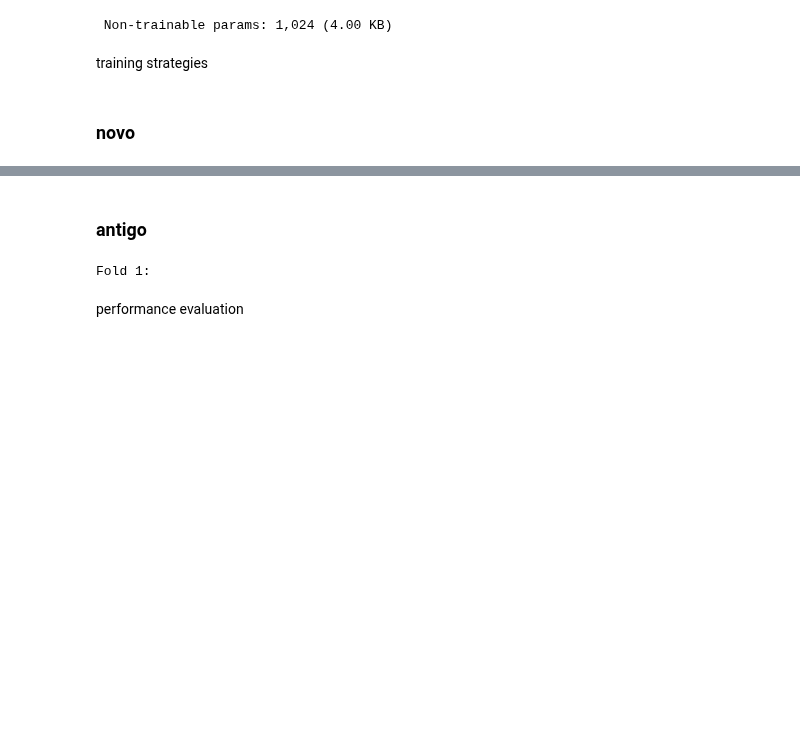
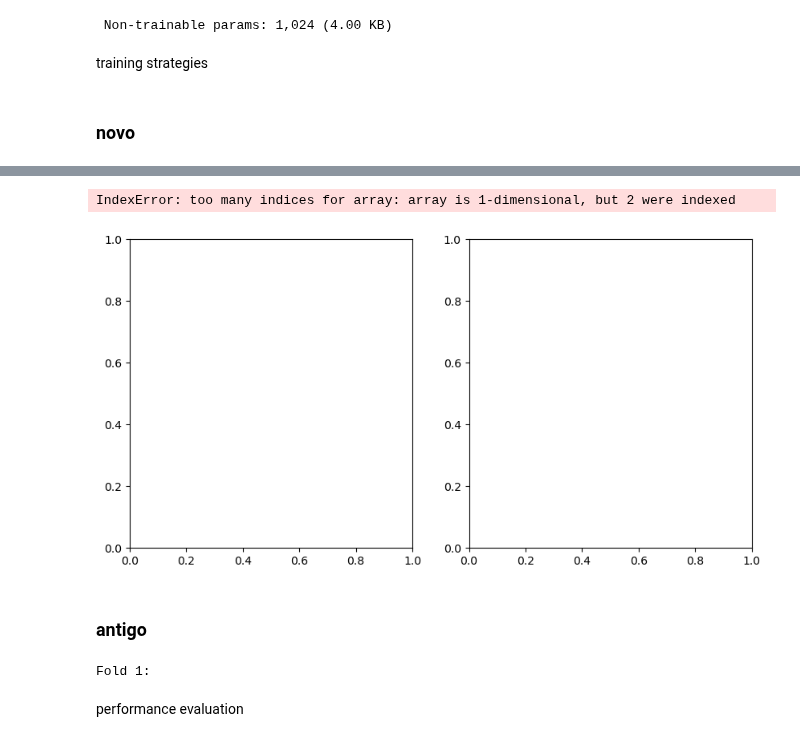
Before and after one commit to joaobaptista30/Sound_Classification, a Jupyter notebook: rnn-lstm.ipynb, the cells around one changed output, grey strips where cells are left out. Drawn from its saved outputs; the diff is of its cells as text; code cells hidden in the pictures; blank space fills up the shorter version.

```diff
--- a/rnn-lstm.ipynb
+++ b/rnn-lstm.ipynb
@@ -54,7 +54,7 @@ Padding of the Audio to a Fixed Length
 # %%
 import os
 
-def padding(path, duration = 4, sr = 22050, files_limit = -1, verbose = False):
+def padding(path, duration = 3, sr = 22050, files_limit = -1, verbose = False):
     files = librosa.util.find_files(path)
     data = []
 
@@ -79,7 +79,7 @@ def padding(path, duration = 4, sr = 22050, files_limit = -1, verbose = False):
 # %% [markdown]
 feature extraction
 # %%
-def feature_extraction(dataframe, audios, hop_length = 512, n_fft = 512):
+def feature_extraction(dataframe, audios, hop_length = 512, n_fft = 1024):
     log_spectograms = []
     labels = []
 
@@ -240,7 +241,7 @@ def create_bidirectional_model(x, y):
     return model
 # %%
 #model = create_bidirectional_model(345, 513)
-model = create_bidirectional_model(173, 257)
+model = create_bidirectional_model(130, 513)
 model.summary()
 # %% [output]
 Model: "sequential"
@@ -379,3 +386,32 @@ Epoch 3/50
+# %%
+epochs = range(1, EPOCHS + 1)
+
+fig, ax = plt.subplots(len(fold_metrics), 2, figsize=(10, 5*len(fold_metrics)))
+i = 0
+
+history_dict = fold_metrics[i].get('history_dict')
+loss_values=history_dict['loss']
+acc_values=history_dict['accuracy']
+val_loss_values = history_dict['val_loss']
+val_acc_values = history_dict['val_accuracy']
+
+ax[i,0].plot(epochs,loss_values,'co',label='Training Loss')
+ax[i,0].plot(epochs,val_loss_values,'m', label='Validation Loss')
+ax[i,0].set_title('Training and validation loss on fold '+str(i+1)+' of 10')
+ax[i,0].set_xlabel('Epochs')
+ax[i,0].set_ylabel('Loss')
+ax[i,0].legend()
+
+ax[i,1].plot(epochs,acc_values,'co', label='Training accuracy')
+ax[i,1].plot(epochs,val_acc_values,'m', label='Validation accuracy')
+ax[i,1].set_title('Training and validation accuracy on fold '+str(i+1)+' of 10')
+ax[i,1].set_xlabel('Epochs')
+ax[i,1].set_ylabel('Accuracy')
+ax[i,1].legend()
+plt.show()
+# %% [output]
+IndexError: too many indices for array: array is 1-dimensional, but 2 were indexed
+[figure, added]
 # %% [markdown]
 ### antigo
 # %%
```
Also changed, not shown: parts of 4 cells of this notebook.
